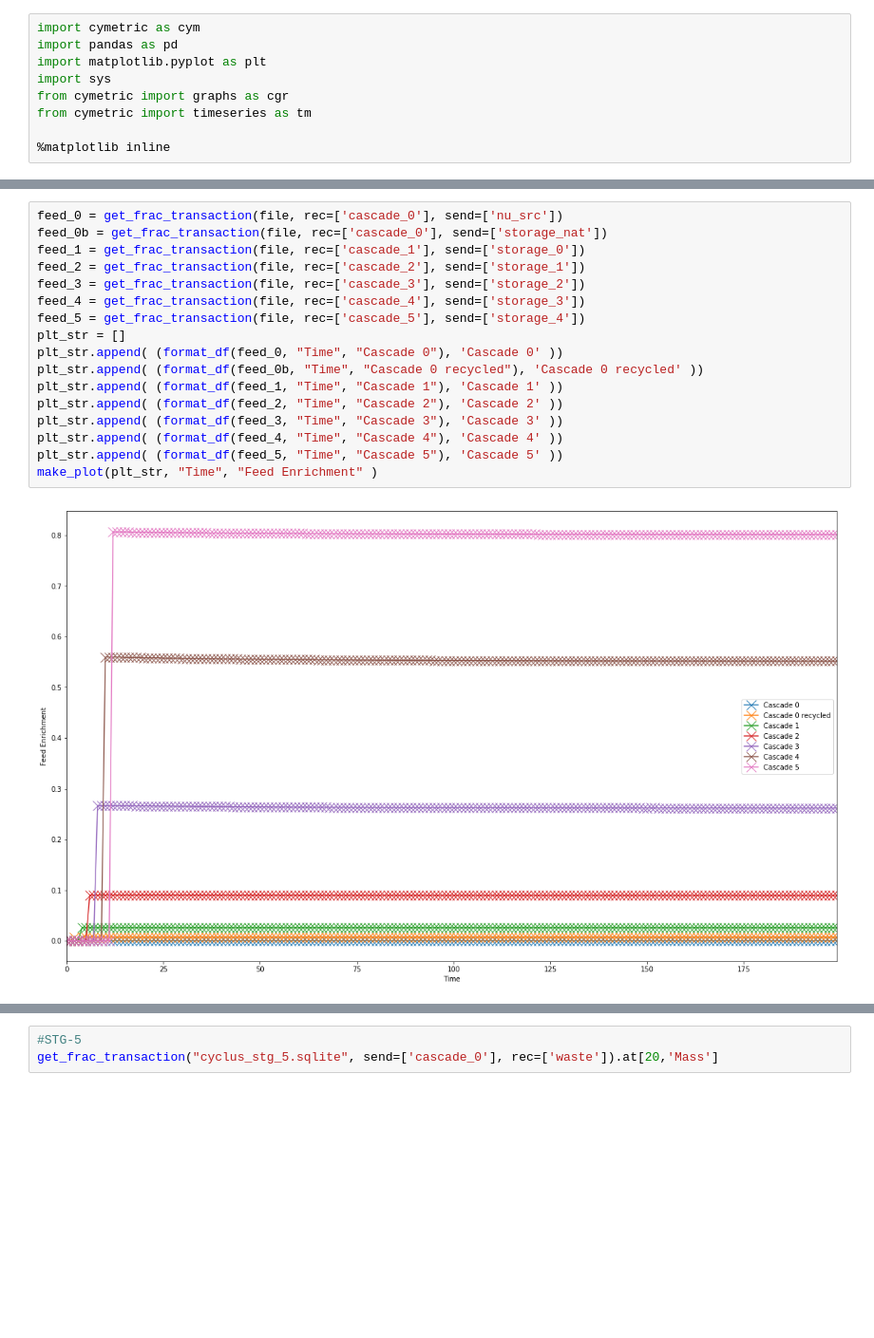
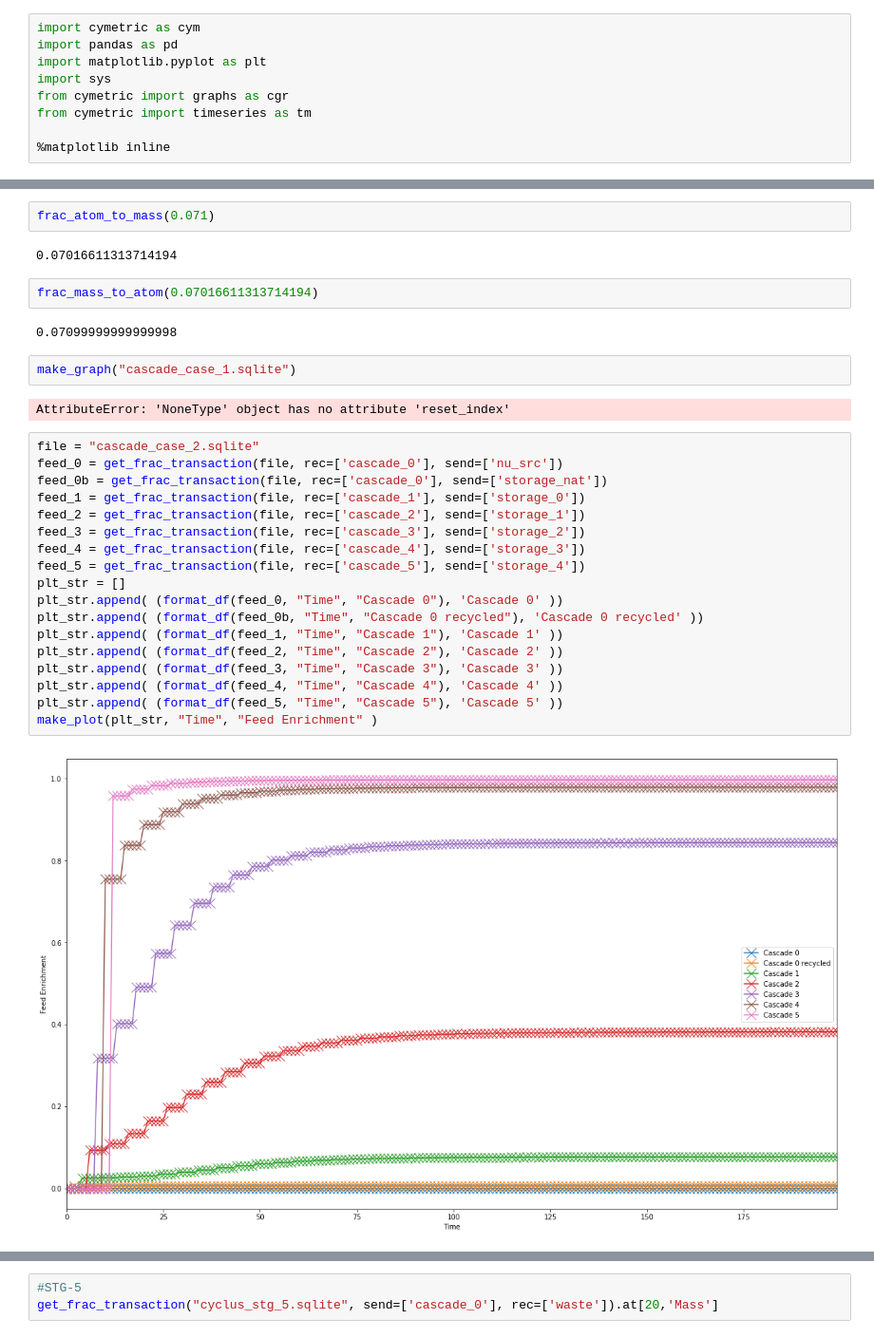
Before and after one commit to bam241/cyclus_jcpoa, a Jupyter notebook: cascade.ipynb, the cells around one changed output, grey strips where cells are left out. Shown at 95% size. Saved outputs shown, nothing was run; the diff lists cells and outputs as text; blank space fills up the shorter version.

```diff
--- a/cascade.ipynb
+++ b/cascade.ipynb
@@ -70,19 +76,32 @@ flow_graph
+# %%
+frac_atom_to_mass(0.071)
+# %% [output]
+0.07016611313714194
+# %%
+frac_mass_to_atom(0.07016611313714194)
+# %% [output]
+0.07099999999999998
+# %%
+make_graph("cascade_case_1.sqlite")
+# %% [output]
+AttributeError: 'NoneType' object has no attribute 'reset_index'
 # %%
+file = "cascade_case_2.sqlite"
 feed_0 = get_frac_transaction(file, rec=['cascade_0'], send=['nu_src'])
 feed_0b = get_frac_transaction(file, rec=['cascade_0'], send=['storage_nat'])
 feed_1 = get_frac_transaction(file, rec=['cascade_1'], send=['storage_0'])
 feed_2 = get_frac_transaction(file, rec=['cascade_2'], send=['storage_1'])
 feed_3 = get_frac_transaction(file, rec=['cascade_3'], send=['storage_2'])
 feed_4 = get_frac_transaction(file, rec=['cascade_4'], send=['storage_3'])
 feed_5 = get_frac_transaction(file, rec=['cascade_5'], send=['storage_4'])
 plt_str = []
 plt_str.append( (format_df(feed_0, "Time", "Cascade 0"), 'Cascade 0' ))
 plt_str.append( (format_df(feed_0b, "Time", "Cascade 0 recycled"), 'Cascade 0 recycled' ))
 plt_str.append( (format_df(feed_1, "Time", "Cascade 1"), 'Cascade 1' ))
 plt_str.append( (format_df(feed_2, "Time", "Cascade 2"), 'Cascade 2' ))
 plt_str.append( (format_df(feed_3, "Time", "Cascade 3"), 'Cascade 3' ))
 plt_str.append( (format_df(feed_4, "Time", "Cascade 4"), 'Cascade 4' ))
 plt_str.append( (format_df(feed_5, "Time", "Cascade 5"), 'Cascade 5' ))
 make_plot(plt_str, "Time", "Feed Enrichment" )
 # %% [output]
-[figure, old version]
+[figure, new version]
```
Also changed, not shown: parts of 12 cells of this notebook, 26 other files.
